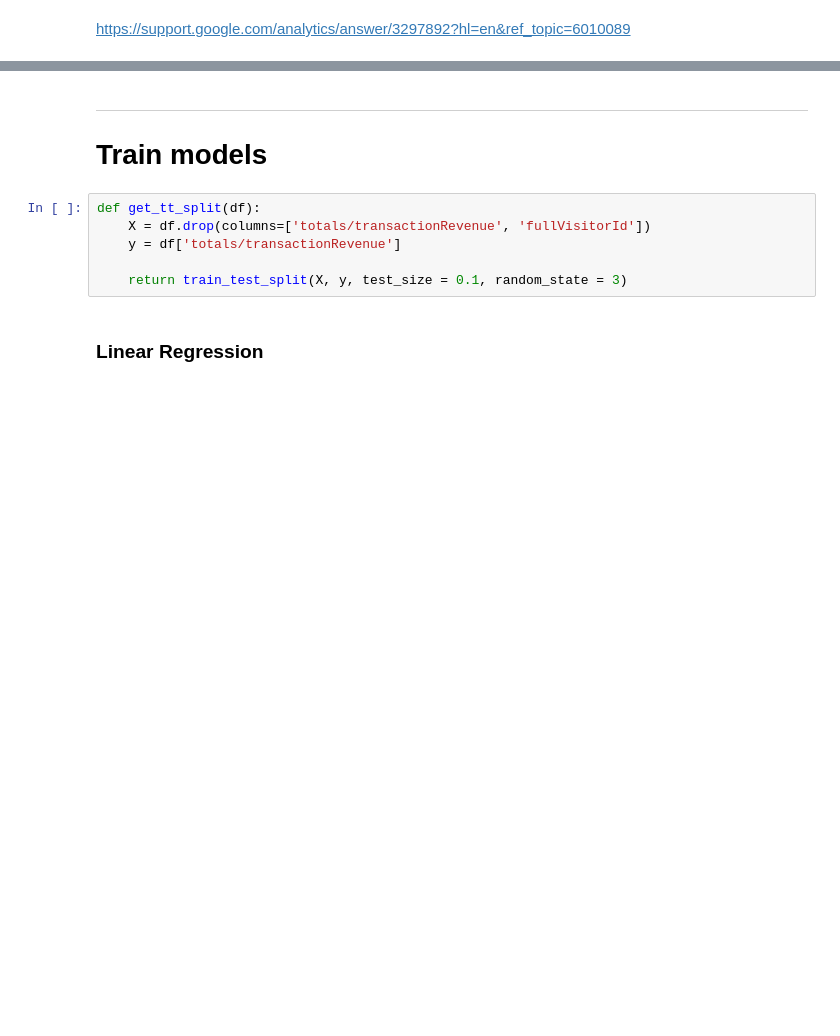
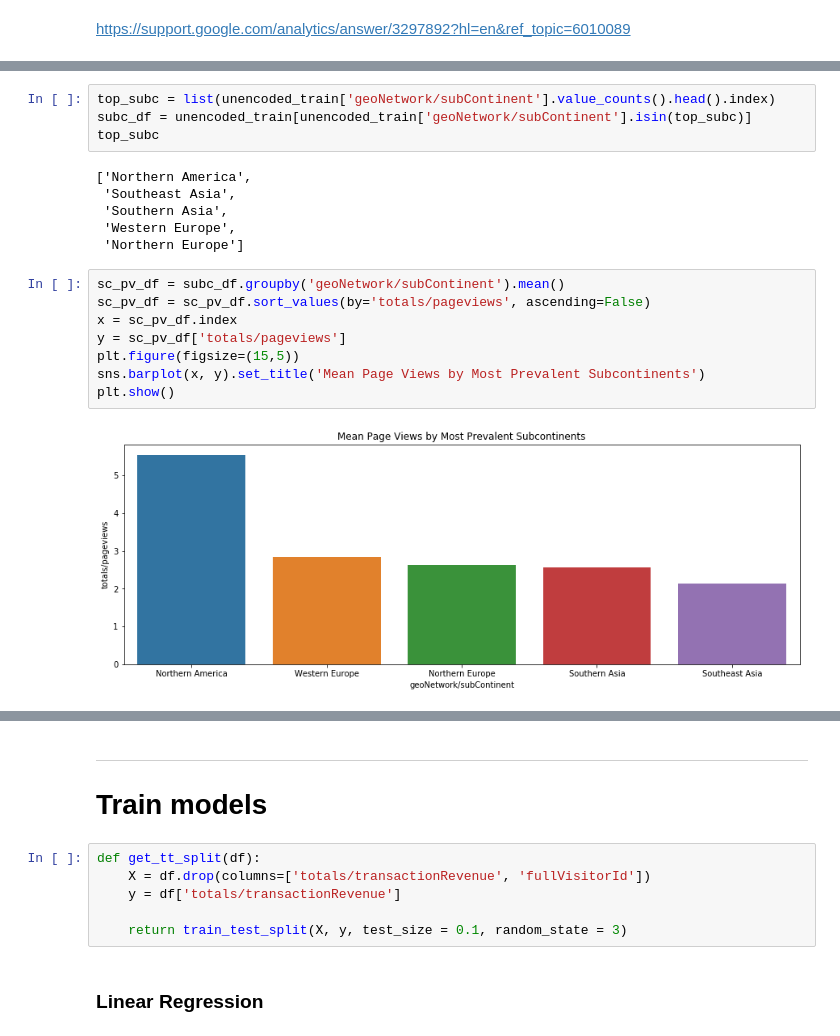
Before and after one commit to milto-github/kaggle-google-analytics, a Jupyter notebook: main_notebook.ipynb, the cells around one changed output, grey strips where cells are left out. Drawn from its saved outputs; the diff is of its cells as text; blank space fills up the shorter version.

```diff
--- a/main_notebook.ipynb
+++ b/main_notebook.ipynb
@@ -408,0 +461,20 @@ plt.show()
+# %%
+top_subc = list(unencoded_train['geoNetwork/subContinent'].value_counts().head().index)
+subc_df = unencoded_train[unencoded_train['geoNetwork/subContinent'].isin(top_subc)]
+top_subc
+# %% [output]
+['Northern America',
+ 'Southeast Asia',
+ 'Southern Asia',
+ 'Western Europe',
+ 'Northern Europe']
+# %%
+sc_pv_df = subc_df.groupby('geoNetwork/subContinent').mean()
+sc_pv_df = sc_pv_df.sort_values(by='totals/pageviews', ascending=False)
+x = sc_pv_df.index
+y = sc_pv_df['totals/pageviews']
+plt.figure(figsize=(15,5))
+sns.barplot(x, y).set_title('Mean Page Views by Most Prevalent Subcontinents')
+plt.show()
+# %% [output]
+[figure, added]
```
Also changed, not shown: parts of 12 cells of this notebook.
